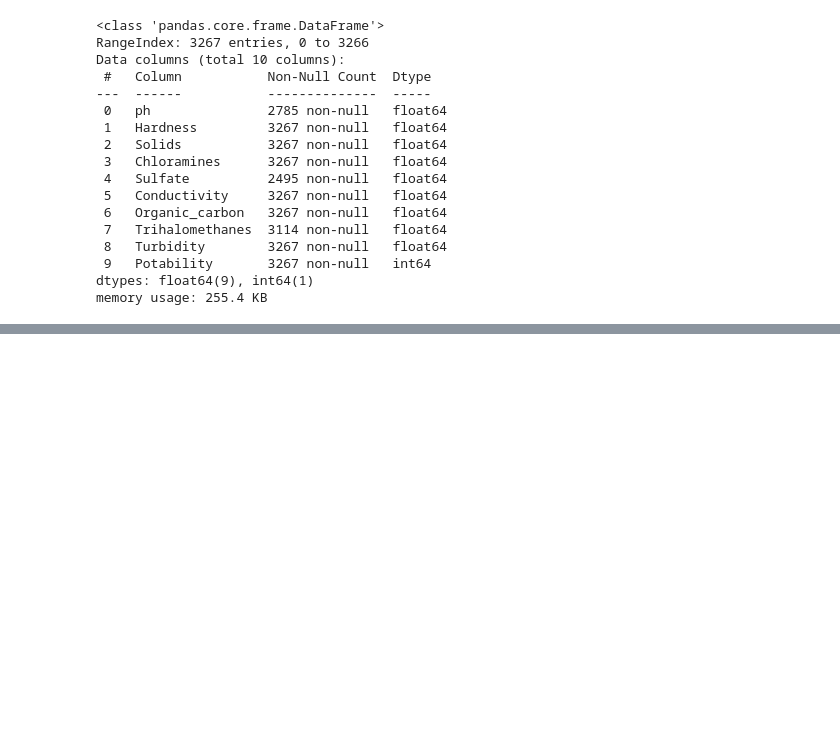
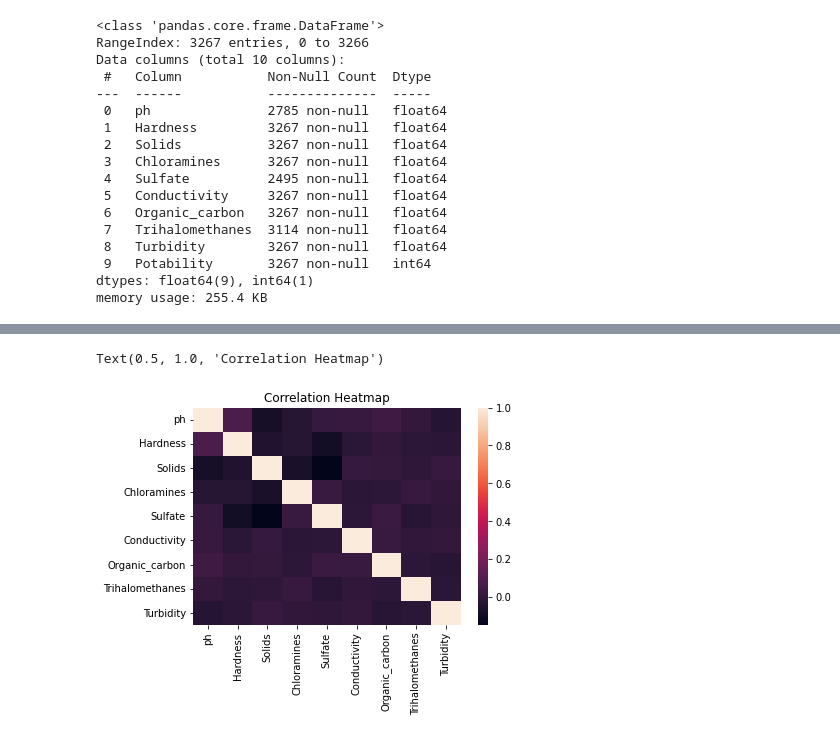
Before and after one commit to AleksanderWernik/Water_potability, a Jupyter notebook: Woda.ipynb, the cells around one changed output, grey strips where cells are left out. Saved outputs shown, nothing was run; the diff lists cells and outputs as text; code cells hidden in the pictures; blank space fills up the shorter version.

```diff
--- a/Woda.ipynb
+++ b/Woda.ipynb
@@ -218,0 +77,3 @@ weighted avg       0.52      0.54      0.52       403
+# %%
+cor=df.drop('Potability',axis=1).corr()
+cor
@@ -218,0 +91,7 @@ weighted avg       0.52      0.54      0.52       403
+# %%
+fig = sns.heatmap(cor)
+
+fig.set_title('Correlation Heatmap')
+# %% [output]
+Text(0.5, 1.0, 'Correlation Heatmap')
+[figure, added]
```
Also changed, not shown: parts of 60 cells of this notebook.
